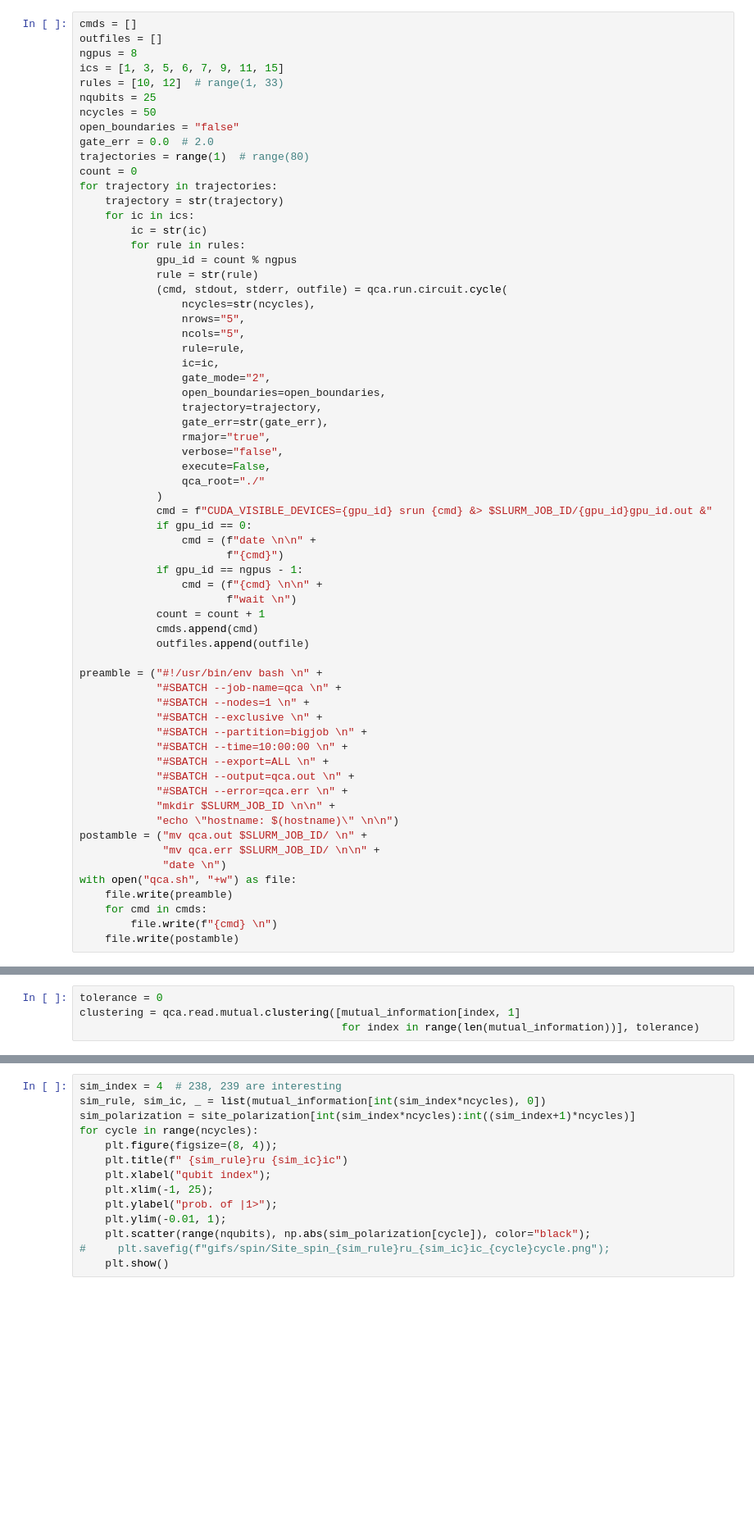
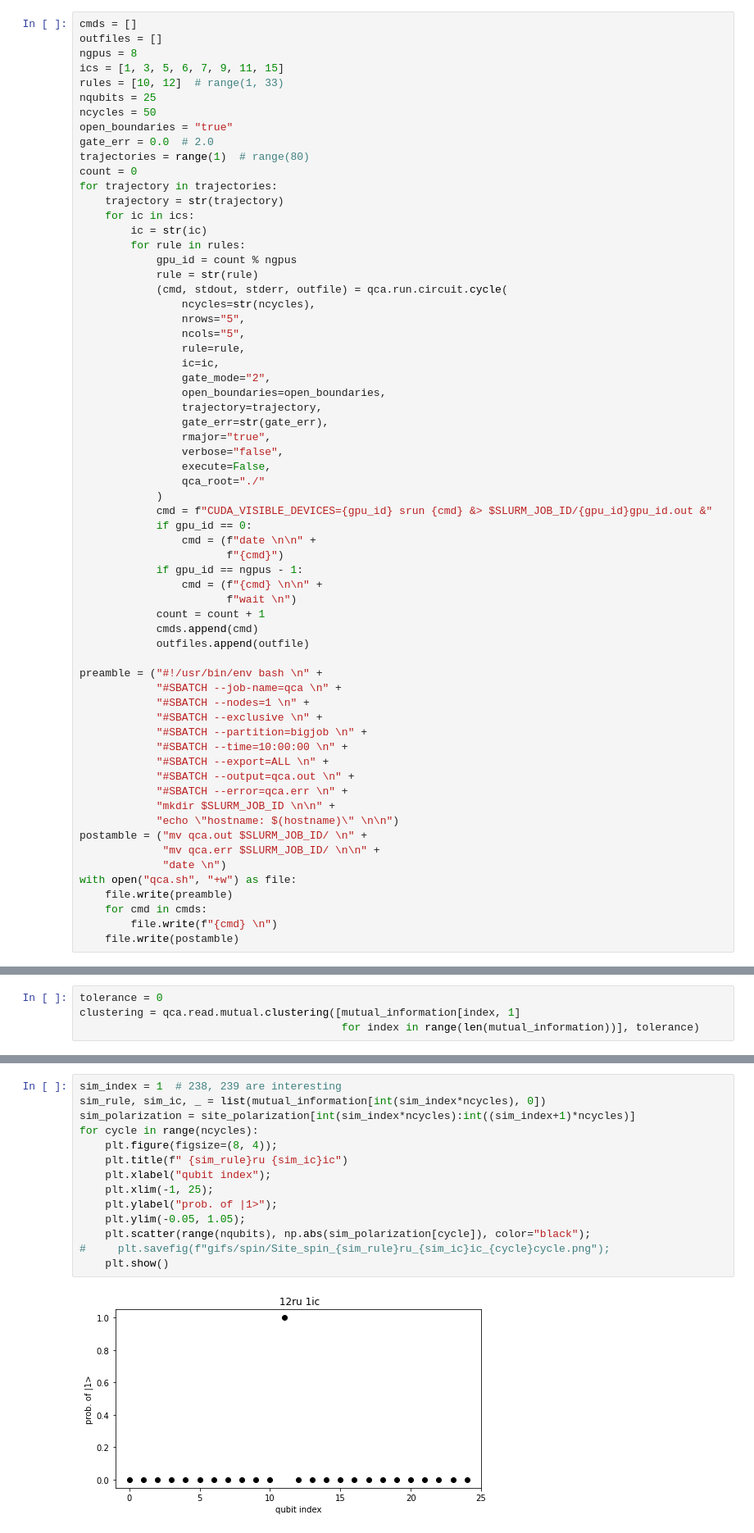
Before and after one commit to mt-jones/QuEST, a Jupyter notebook: workspace/qca/qca.ipynb, the cells around one changed output, grey strips where cells are left out. Shown at 82% size. Saved outputs shown, nothing was run; the diff lists cells and outputs as text; blank space fills up the shorter version.

```diff
--- a/workspace/qca/qca.ipynb
+++ b/workspace/qca/qca.ipynb
@@ -13,7 +13,7 @@ ics = [1, 3, 5, 6, 7, 9, 11, 15]
 rules = [10, 12]  # range(1, 33)
 nqubits = 25
 ncycles = 50
-open_boundaries = "false"
+open_boundaries = "true"
 gate_err = 0.0  # 2.0
 trajectories = range(1)  # range(80)
 count = 0
@@ -168,14 +187,16 @@ site_polarization[int(sim_index*ncycles):int((sim_index+1)*ncycles)][0].shape
 # %%
-sim_index = 4  # 238, 239 are interesting
+sim_index = 1  # 238, 239 are interesting
 sim_rule, sim_ic, _ = list(mutual_information[int(sim_index*ncycles), 0])
 sim_polarization = site_polarization[int(sim_index*ncycles):int((sim_index+1)*ncycles)]
 for cycle in range(ncycles):
     plt.figure(figsize=(8, 4));
     plt.title(f" {sim_rule}ru {sim_ic}ic")
     plt.xlabel("qubit index");
     plt.xlim(-1, 25);
     plt.ylabel("prob. of |1>");
-    plt.ylim(-0.01, 1);
+    plt.ylim(-0.05, 1.05);
     plt.scatter(range(nqubits), np.abs(sim_polarization[cycle]), color="black");
 #     plt.savefig(f"gifs/spin/Site_spin_{sim_rule}ru_{sim_ic}ic_{cycle}cycle.png");
     plt.show()
+# %% [output]
+[figure, added]
```
Also changed, not shown: parts of 6 cells of this notebook, 2 other files.
